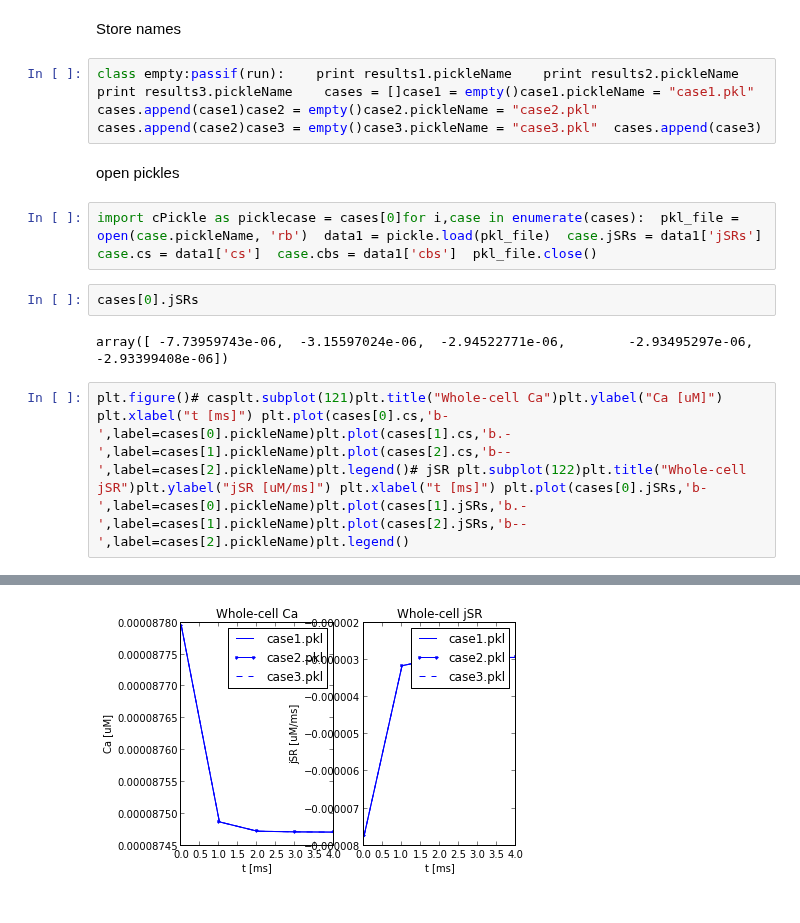
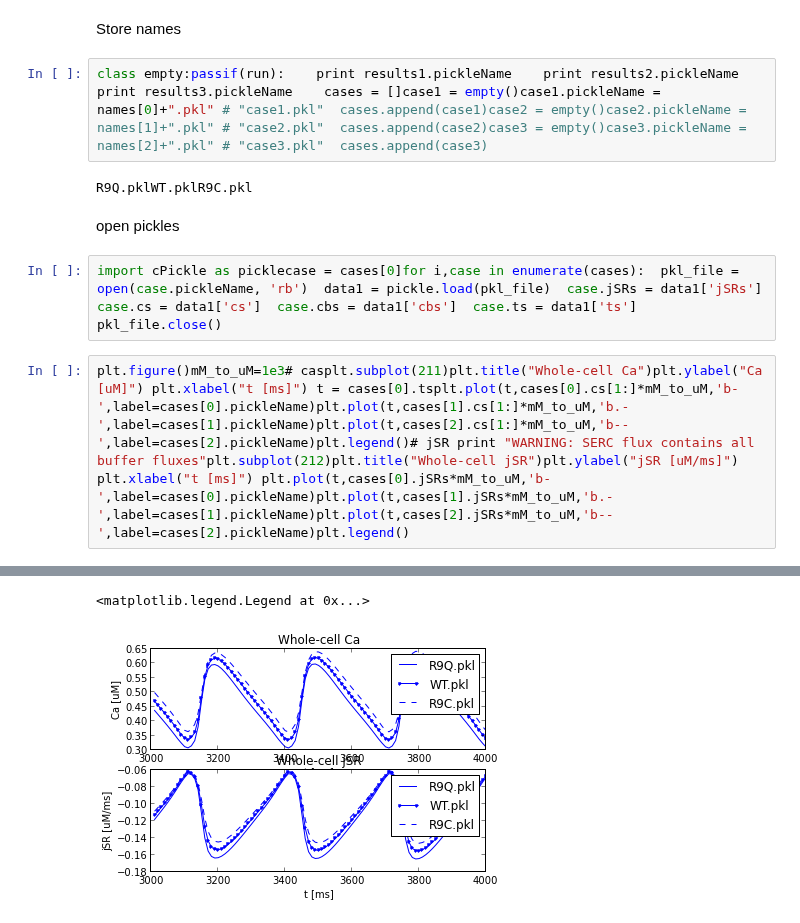
Before and after one commit to huskeypm/wholecell, a Jupyter notebook: gotranfenics.ipynb, the cells around one changed output, grey strips where cells are left out. Drawn from its saved outputs; the diff is of its cells as text.

```diff
--- a/gotranfenics.ipynb
+++ b/gotranfenics.ipynb
@@ -54,15 +50,13 @@ ERROR: Magic function `capture` not found.
 # %% [markdown]
 Store names
 # %%
-class empty:passif(run):    print results1.pickleName    print results2.pickleName    print results3.pickleName    cases = []case1 = empty()case1.pickleName = "case1.pkl"  cases.append(case1)case2 = empty()case2.pickleName = "case2.pkl"  cases.append(case2)case3 = empty()case3.pickleName = "case3.pkl"  cases.append(case3)
+class empty:passif(run):    print results1.pickleName    print results2.pickleName    print results3.pickleName    cases = []case1 = empty()case1.pickleName = names[0]+".pkl" # "case1.pkl"  cases.append(case1)case2 = empty()case2.pickleName = names[1]+".pkl" # "case2.pkl"  cases.append(case2)case3 = empty()case3.pickleName = names[2]+".pkl" # "case3.pkl"  cases.append(case3)
+# %% [output]
+R9Q.pklWT.pklR9C.pkl
 # %% [markdown]
 open pickles
 # %%
-import cPickle as picklecase = cases[0]for i,case in enumerate(cases):  pkl_file = open(case.pickleName, 'rb')  data1 = pickle.load(pkl_file)  case.jSRs = data1['jSRs']  case.cs = data1['cs']  case.cbs = data1['cbs']  pkl_file.close()
+import cPickle as picklecase = cases[0]for i,case in enumerate(cases):  pkl_file = open(case.pickleName, 'rb')  data1 = pickle.load(pkl_file)  case.jSRs = data1['jSRs']  case.cs = data1['cs']  case.cbs = data1['cbs']  case.ts = data1['ts']  pkl_file.close()
-# %%
-cases[0].jSRs
-# %% [output]
-array([ -7.73959743e-06,  -3.15597024e-06,  -2.94522771e-06,        -2.93495297e-06,  -2.93399408e-06])
 # %%
-plt.figure()# casplt.subplot(121)plt.title("Whole-cell Ca")plt.ylabel("Ca [uM]") plt.xlabel("t [ms]") plt.plot(cases[0].cs,'b-',label=cases[0].pickleName)plt.plot(cases[1].cs,'b.-',label=cases[1].pickleName)plt.plot(cases[2].cs,'b--',label=cases[2].pickleName)plt.legend()# jSR plt.subplot(122)plt.title("Whole-cell jSR")plt.ylabel("jSR [uM/ms]") plt.xlabel("t [ms]") plt.plot(cases[0].jSRs,'b-',label=cases[0].pickleName)plt.plot(cases[1].jSRs,'b.-',label=cases[1].pickleName)plt.plot(cases[2].jSRs,'b--',label=cases[2].pickleName)plt.legend()
+plt.figure()mM_to_uM=1e3# casplt.subplot(211)plt.title("Whole-cell Ca")plt.ylabel("Ca [uM]") plt.xlabel("t [ms]") t = cases[0].tsplt.plot(t,cases[0].cs[1:]*mM_to_uM,'b-',label=cases[0].pickleName)plt.plot(t,cases[1].cs[1:]*mM_to_uM,'b.-',label=cases[1].pickleName)plt.plot(t,cases[2].cs[1:]*mM_to_uM,'b--',label=cases[2].pickleName)plt.legend()# jSR print "WARNING: SERC flux contains all buffer fluxes"plt.subplot(212)plt.title("Whole-cell jSR")plt.ylabel("jSR [uM/ms]") plt.xlabel("t [ms]") plt.plot(t,cases[0].jSRs*mM_to_uM,'b-',label=cases[0].pickleName)plt.plot(t,cases[1].jSRs*mM_to_uM,'b.-',label=cases[1].pickleName)plt.plot(t,cases[2].jSRs*mM_to_uM,'b--',label=cases[2].pickleName)plt.legend()
 # %% [output]
@@ -70 +64,2 @@ plt.figure()# casplt.subplot(121)plt.title("Whole-cell Ca")plt.ylabel("Ca [uM]")
+<matplotlib.legend.Legend at 0x...>
-[figure, old version]
+[figure, new version]
```
Also changed, not shown: parts of 8 cells of this notebook.
